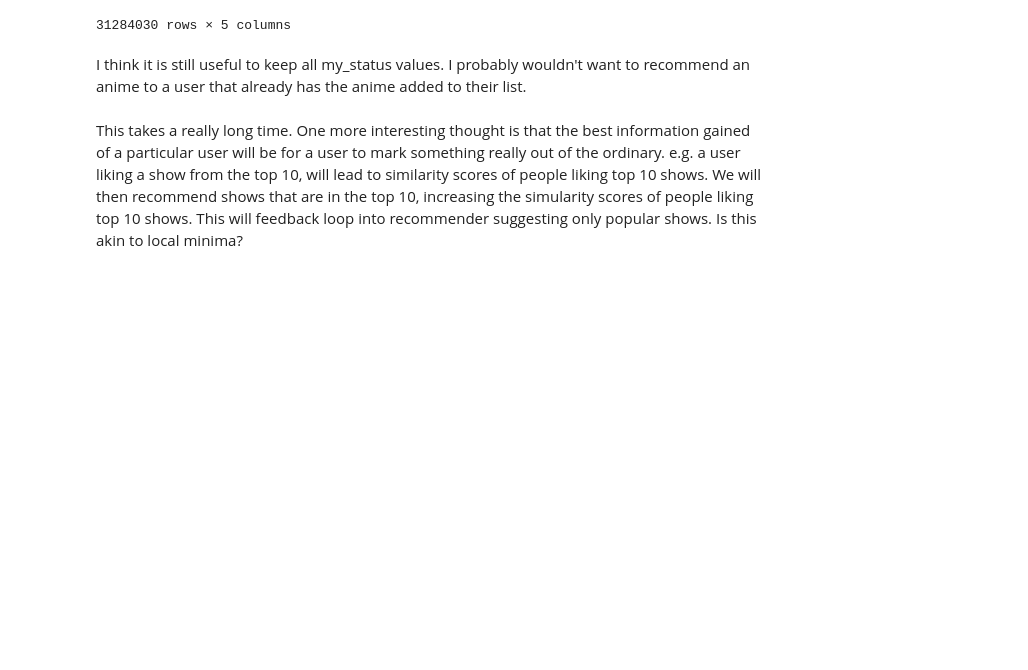
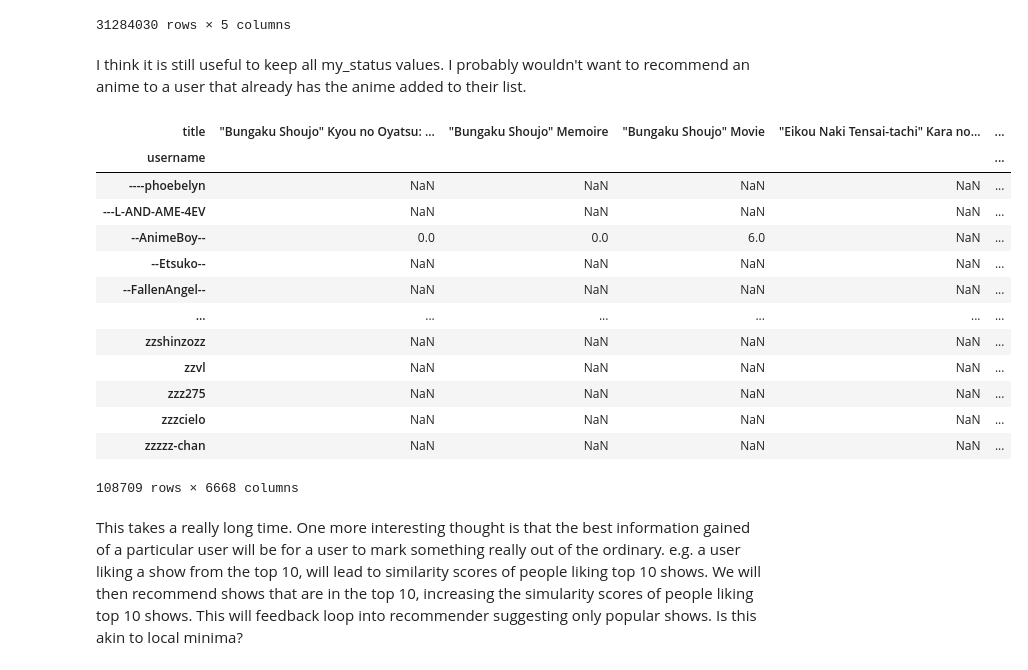
Before and after one commit to HWaiChan/anime-ml, a Jupyter notebook: data-visualisation.ipynb, the cells around one changed output. Saved outputs shown, nothing was run; the diff lists cells and outputs as text; code cells hidden in the pictures; blank space fills up the shorter version.

```diff
--- a/data-visualisation.ipynb
+++ b/data-visualisation.ipynb
@@ -169,8 +171,23 @@ I think it is still useful to keep all my_status values. I probably wouldn't wan
 # %%
 # Uncomment this if you need to recalculate the df
 
-#scores_by_animeid = ScoresDF_lite_with_names.pivot_table(index='username', columns='title', values='my_score')
-#scores_by_animeid
+scores_by_animeid = ScoresDF_lite_with_names.pivot_table(index='username', columns='title', values='my_score')
+scores_by_animeid
+# %% [output]
+| title | "Bungaku Shoujo" Kyou no Oyatsu: ... | "Bungaku Shoujo" Memoire | "Bungaku Shoujo" Movie | "Eikou Naki Tensai-tachi" Kara no... | ... |
+| username |  |  |  |  | ... |
+| ----phoebelyn | NaN | NaN | NaN | NaN | ... |
+| ---L-AND-AME-4EV | NaN | NaN | NaN | NaN | ... |
+| --AnimeBoy-- | 0.0 | 0.0 | 6.0 | NaN | ... |
+| --Etsuko-- | NaN | NaN | NaN | NaN | ... |
+| --FallenAngel-- | NaN | NaN | NaN | NaN | ... |
+| ... | ... | ... | ... | ... | ... |
+| zzshinzozz | NaN | NaN | NaN | NaN | ... |
+| zzvl | NaN | NaN | NaN | NaN | ... |
+| zzz275 | NaN | NaN | NaN | NaN | ... |
+| zzzcielo | NaN | NaN | NaN | NaN | ... |
+| zzzzz-chan | NaN | NaN | NaN | NaN | ... |
+108709 rows × 6668 columns
 # %% [markdown]
 This takes a really long time.
 One more interesting thought is that the best information gained of a particular user will be for a user to mark something really out of the ordinary.
```
Also changed, not shown: parts of 10 cells of this notebook.
